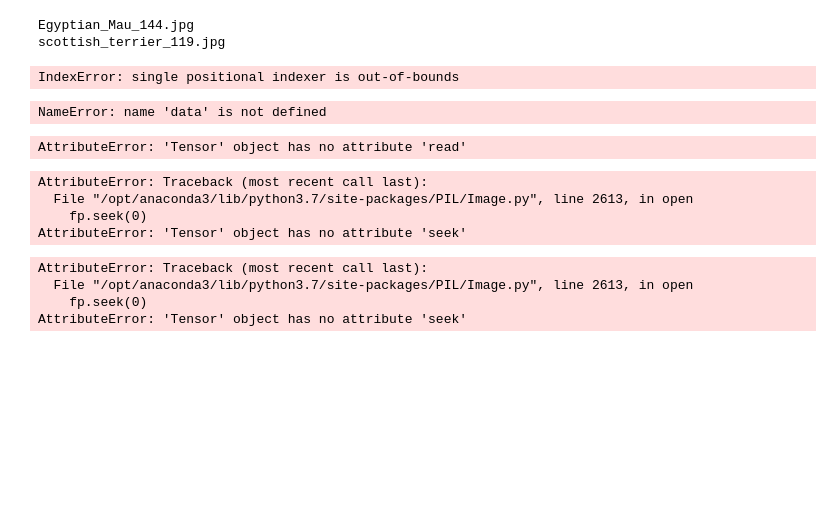
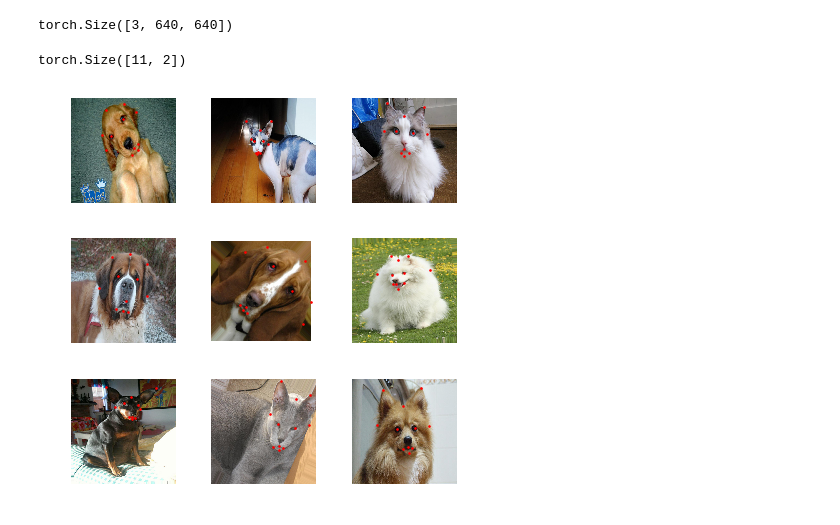
Before and after one commit to HenryDashwood/facial-features-detector, a Jupyter notebook: code/pytorch.ipynb, the cells around one changed output. Cells and saved outputs as stored; diff of their text form; code cells hidden in the pictures; blank space fills up the shorter version.

Commit message:
fixed new data labels and got fastai training

```diff
--- a/code/pytorch.ipynb
+++ b/code/pytorch.ipynb
@@ -67,46 +17,41 @@ def get_y_func(x):
+# %%
+y = pd.read_csv(labels_path, index_col='filename')
+# %%
+def get_y_func(x):
+    filename = str(x).split('/')[-1]
+    coord_list = []
+    coords = list(y.loc[filename])
+    for i in range(len(coords)//2):
+        coord_list.append([coords[i*2+1],coords[i*2]])
+    return tensor(coord_list)
 # %%
-transforms = get_transforms(do_flip=False, max_zoom=1.1, max_warp=0.01, max_rotate=45)
+transforms = get_transforms(do_flip=True, max_zoom=1.1, max_warp=0.01, max_rotate=45)
 # %%
 data = (
-    ImageList
-#         .from_df(df=labels, path='.', cols='filename', folder=images_path)
+    PointsItemList
         .from_folder(images_path)
-        .split_by_rand_pct(valid_pct=0.15)
-        .label_from_func(get_y_func, label_cls=PointsItemList)
-#         .transform(
-#             transforms,
-#             size=160,
-#             tfm_y=True,
-#             remove_out=False,
-#             padding_mode='border',
-#             resize_method=ResizeMethod.PAD
-#         )
-        .databunch(bs=32)
-#         .normalize(imagenet_stats)
+        .split_by_rand_pct(0.15)
+        .label_from_func(get_y_func)
+        .transform(
+            transforms,
+            size = 640,
+            tfm_y=True,
+            remove_out=False,
+            padding_mode='border',
+            resize_method=ResizeMethod.PAD
+        )
+        .databunch(bs=16)
+        .normalize(imagenet_stats)
 )
-# %% [output]
-Egyptian_Mau_144.jpg
-scottish_terrier_119.jpg
-IndexError: single positional indexer is out-of-bounds
 # %%
-data.x[0]
+data.x[0].data.shape
 # %% [output]
-NameError: name 'data' is not defined
+torch.Size([3, 640, 640])
 # %%
-data.y[0]
+data.y[0].data.shape
 # %% [output]
-AttributeError: 'Tensor' object has no attribute 'read'
+torch.Size([11, 2])
 # %%
-data.show_batch()
+data.show_batch(3, figsize=(6,6))
 # %% [output]
-AttributeError: Traceback (most recent call last):
-  File "/opt/anaconda3/lib/python3.7/site-packages/PIL/Image.py", line 2613, in open
-    fp.seek(0)
-AttributeError: 'Tensor' object has no attribute 'seek'
+[figure, added]
-# %%
-data.show_batch(3, figsize=(9,6))
-# %% [output]
-AttributeError: Traceback (most recent call last):
-  File "/opt/anaconda3/lib/python3.7/site-packages/PIL/Image.py", line 2613, in open
-    fp.seek(0)
-AttributeError: 'Tensor' object has no attribute 'seek'
```
Also changed, not shown: parts of 13 cells of this notebook, 2 other files.
